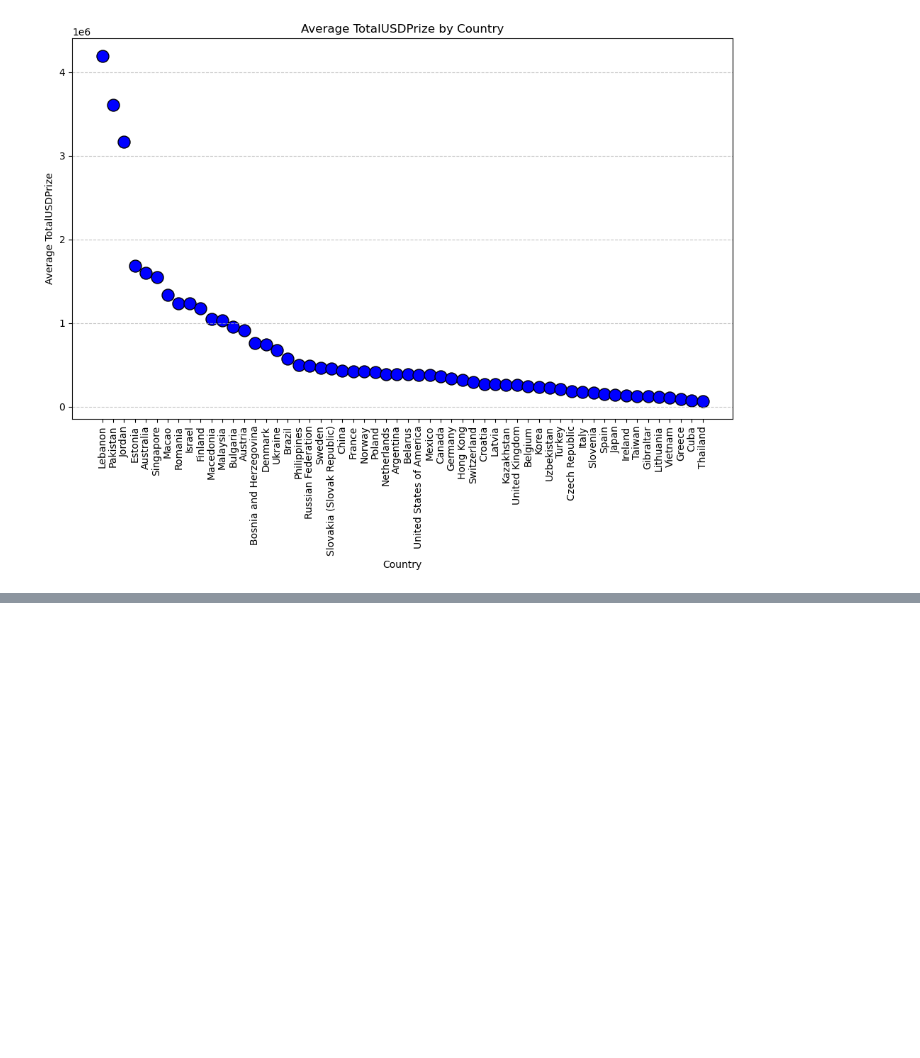
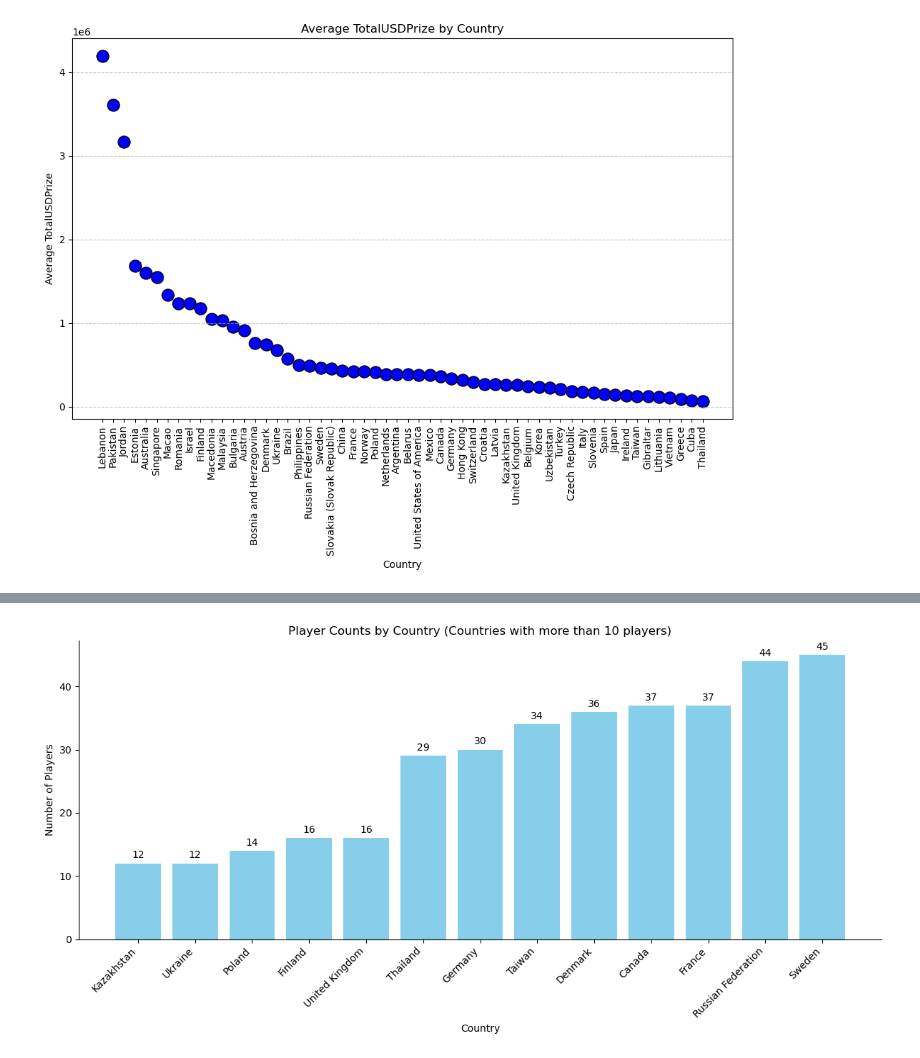
Before and after one commit to Natphipps/ESports-Financial-Analysis, a Jupyter notebook: Jup_File_Aron.ipynb, the cells around one changed output, grey strips where cells are left out. Saved outputs shown, nothing was run; the diff lists cells and outputs as text; code cells hidden in the pictures; blank space fills up the shorter version.

```diff
--- a/Jup_File_Aron.ipynb
+++ b/Jup_File_Aron.ipynb
@@ -359,3 +357,8 @@ plt.tight_layout()
 plt.show()
 # %% [output]
 [figure]
+# %%
+#creating a DataFrame of the amount of players for each country
+player_count=players.groupby("Country_Name").size()
+df_player_counts_all = pd.DataFrame({'Country': player_count.index, 'Player_Count': player_count.values})
+df_player_counts_all
@@ -361,0 +383,6 @@ plt.show()
+# %%
+#Turning the series to a dataframe
+filtered_player_count = player_count[player_count > 10][player_count<=100].dropna()
+sorted_player_count = filtered_player_count.sort_values(ascending=True)
+df_player_counts = pd.DataFrame({'Country': sorted_player_count.index, 'Player_Count': sorted_player_count.values})
+df_player_counts
@@ -361,0 +404,21 @@ plt.show()
+# %%
+#bar chart visual for amount of players per country
+plt.figure(figsize=(12, 6))
+bars = plt.bar(sorted_player_count.index, sorted_player_count.values, color='skyblue')
+plt.xlabel('Country')
+plt.ylabel('Number of Players')
+plt.title('Player Counts by Country (Countries with more than 10 players)')
+plt.xticks(rotation=45, ha='right')
+for bar in bars:
+    height = bar.get_height()
+    plt.annotate(f'{height}',
+                 xy=(bar.get_x() + bar.get_width() / 2, height),
+                 xytext=(0, 3),
+                 textcoords="offset points",
+                 ha='center', va='bottom', fontsize=10)
+plt.gca().spines['top'].set_visible(False)
+plt.gca().spines['right'].set_visible(False)
+plt.tight_layout()
+plt.show()
+# %% [output]
+[figure, added]
```
Also changed, not shown: parts of 13 cells of this notebook.
